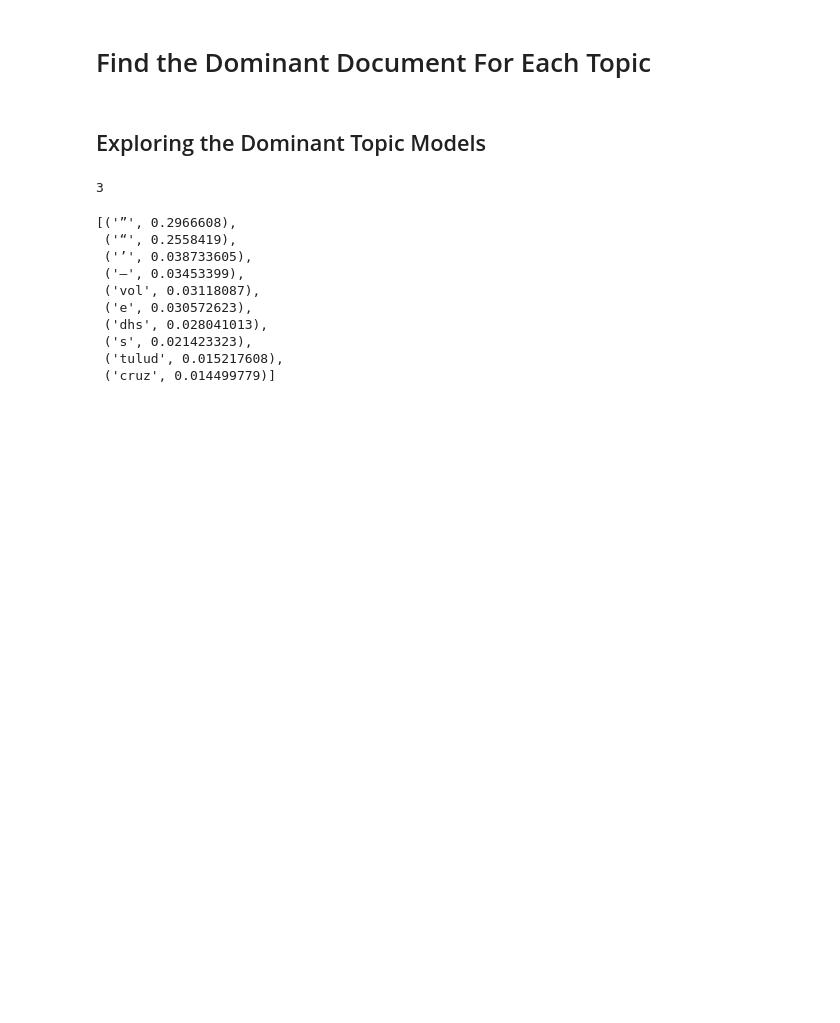
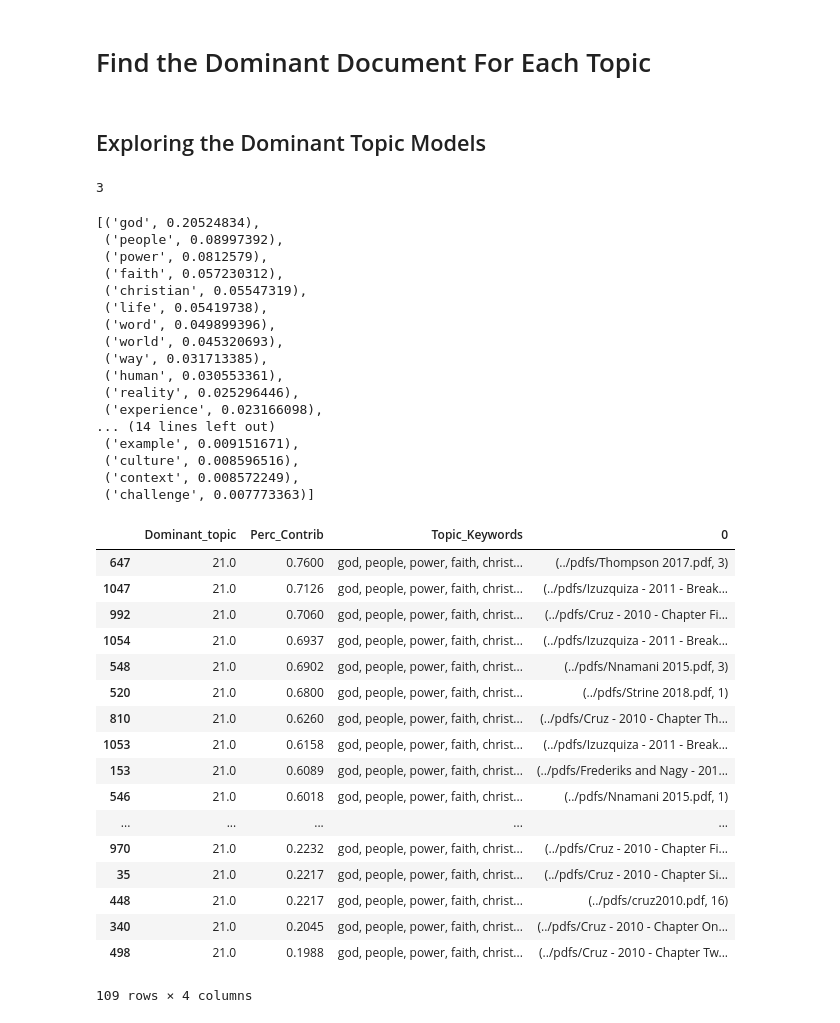
Before and after one commit to efkuehn/topicmodeldiscovery, a Jupyter notebook: notebooks/pdfparser.ipynb, the cells around one changed output. Drawn from its saved outputs; the diff is of its cells as text; code cells hidden in the pictures; blank space fills up the shorter version.

```diff
--- a/notebooks/pdfparser.ipynb
+++ b/notebooks/pdfparser.ipynb
@@ -188,20 +257,48 @@ len(row)
 # %% [output]
 3
 # %%
-lda_model.show_topic(13)
+lda_model.show_topic(21, topn=30)
 # %% [output]
-[('”', 0.2966608),
- ('“', 0.2558419),
- ('’', 0.038733605),
- ('–', 0.03453399),
- ('vol', 0.03118087),
- ('e', 0.030572623),
- ('dhs', 0.028041013),
- ('s', 0.021423323),
- ('tulud', 0.015217608),
- ('cruz', 0.014499779)]
+[('god', 0.20524834),
+ ('people', 0.08997392),
+ ('power', 0.0812579),
+ ('faith', 0.057230312),
+ ('christian', 0.05547319),
+ ('life', 0.05419738),
+ ('word', 0.049899396),
+ ('world', 0.045320693),
+ ('way', 0.031713385),
+ ('human', 0.030553361),
+ ('reality', 0.025296446),
+ ('experience', 0.023166098),
+... (14 lines left out)
+ ('example', 0.009151671),
+ ('culture', 0.008596516),
+ ('context', 0.008572249),
+ ('challenge', 0.007773363)]
 # %%
 sent_topics_df = format_topics_sent(lda_model, corpus, text_list)
+# %%
+sent_topics_df[sent_topics_df['Dominant_topic'] == 21.0].sort_values('Perc_Contrib', ascending=False)
+# %% [output]
+|  | Dominant_topic | Perc_Contrib | Topic_Keywords | 0 |
+| 647 | 21.0 | 0.7600 | god, people, power, faith, christ... | (../pdfs/Thompson 2017.pdf, 3) |
+| 1047 | 21.0 | 0.7126 | god, people, power, faith, christ... | (../pdfs/Izuzquiza - 2011 - Break... |
+| 992 | 21.0 | 0.7060 | god, people, power, faith, christ... | (../pdfs/Cruz - 2010 - Chapter Fi... |
+| 1054 | 21.0 | 0.6937 | god, people, power, faith, christ... | (../pdfs/Izuzquiza - 2011 - Break... |
+| 548 | 21.0 | 0.6902 | god, people, power, faith, christ... | (../pdfs/Nnamani 2015.pdf, 3) |
+| 520 | 21.0 | 0.6800 | god, people, power, faith, christ... | (../pdfs/Strine 2018.pdf, 1) |
+| 810 | 21.0 | 0.6260 | god, people, power, faith, christ... | (../pdfs/Cruz - 2010 - Chapter Th... |
+| 1053 | 21.0 | 0.6158 | god, people, power, faith, christ... | (../pdfs/Izuzquiza - 2011 - Break... |
+| 153 | 21.0 | 0.6089 | god, people, power, faith, christ... | (../pdfs/Frederiks and Nagy - 201... |
+| 546 | 21.0 | 0.6018 | god, people, power, faith, christ... | (../pdfs/Nnamani 2015.pdf, 1) |
+| ... | ... | ... | ... | ... |
+| 970 | 21.0 | 0.2232 | god, people, power, faith, christ... | (../pdfs/Cruz - 2010 - Chapter Fi... |
+| 35 | 21.0 | 0.2217 | god, people, power, faith, christ... | (../pdfs/Cruz - 2010 - Chapter Si... |
+| 448 | 21.0 | 0.2217 | god, people, power, faith, christ... | (../pdfs/cruz2010.pdf, 16) |
+| 340 | 21.0 | 0.2045 | god, people, power, faith, christ... | (../pdfs/Cruz - 2010 - Chapter On... |
+| 498 | 21.0 | 0.1988 | god, people, power, faith, christ... | (../pdfs/Cruz - 2010 - Chapter Tw... |
+109 rows × 4 columns
 # %%
 grpd_df = sent_topics_df.groupby('Dominant_topic')
 # %%
```
Also changed, not shown: parts of 70 cells of this notebook, 13 other files.
